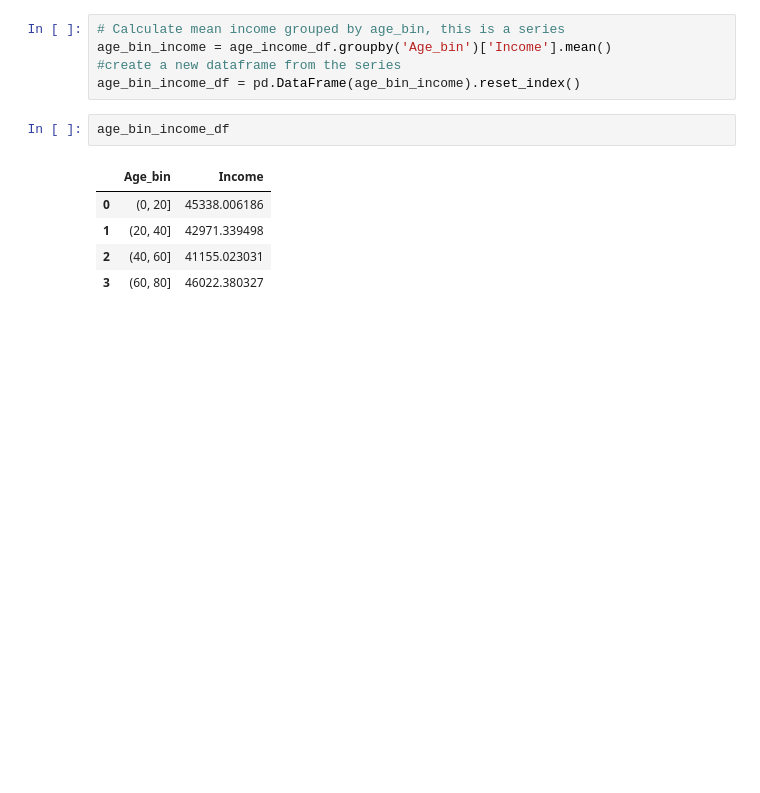
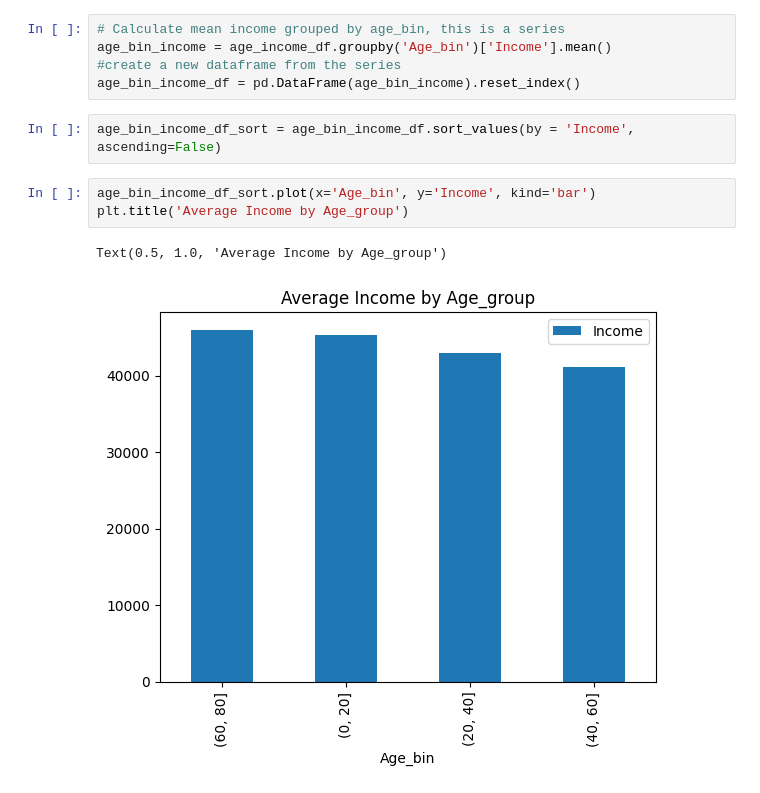
Before and after one commit to annwanginnt/data_scirence, a Jupyter notebook: practice_20230618.ipynb, the cells around one changed output. Saved outputs shown, nothing was run; the diff lists cells and outputs as text; blank space fills up the shorter version.

```diff
--- a/practice_20230618.ipynb
+++ b/practice_20230618.ipynb
@@ -379,11 +481,11 @@ age_income_df['Age_bin'] = pd.cut(age_income_df['Age'], bins =[0, 20, 40, 60, 80
 age_bin_income = age_income_df.groupby('Age_bin')['Income'].mean()
 #create a new dataframe from the series
 age_bin_income_df = pd.DataFrame(age_bin_income).reset_index()
-# %%
-age_bin_income_df
-# %% [output]
-|  | Age_bin | Income |
-| 0 | (0, 20] | 45338.006186 |
-| 1 | (20, 40] | 42971.339498 |
-| 2 | (40, 60] | 41155.023031 |
-| 3 | (60, 80] | 46022.380327 |
+# %%
+age_bin_income_df_sort = age_bin_income_df.sort_values(by = 'Income', ascending=False)
+# %%
+age_bin_income_df_sort.plot(x='Age_bin', y='Income', kind='bar')
+plt.title('Average Income by Age_group')
+# %% [output]
+Text(0.5, 1.0, 'Average Income by Age_group')
+[figure, added]
```
Also changed, not shown: parts of 23 cells of this notebook, 4 other files.
